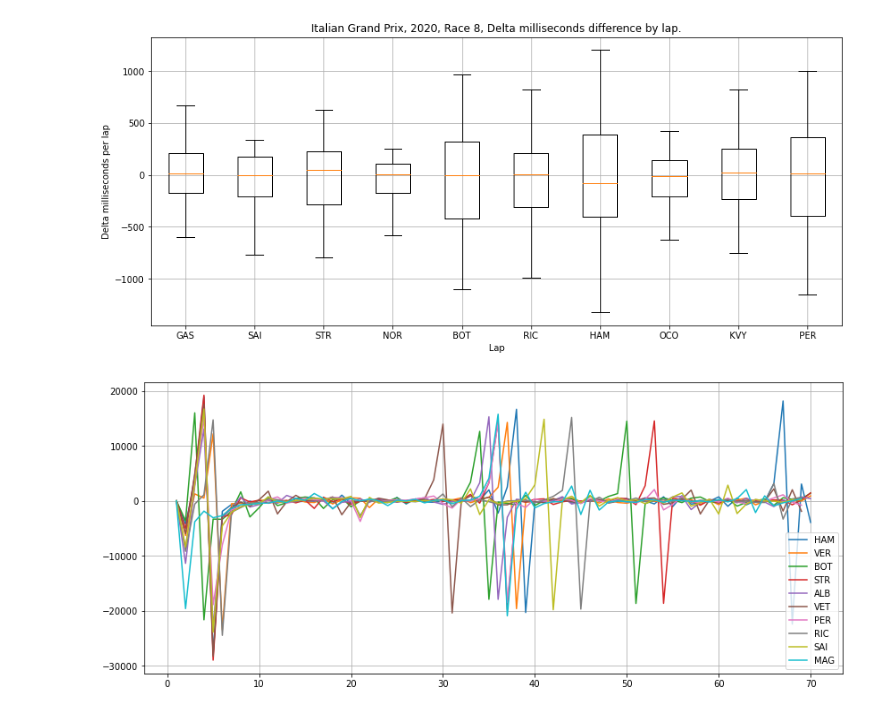
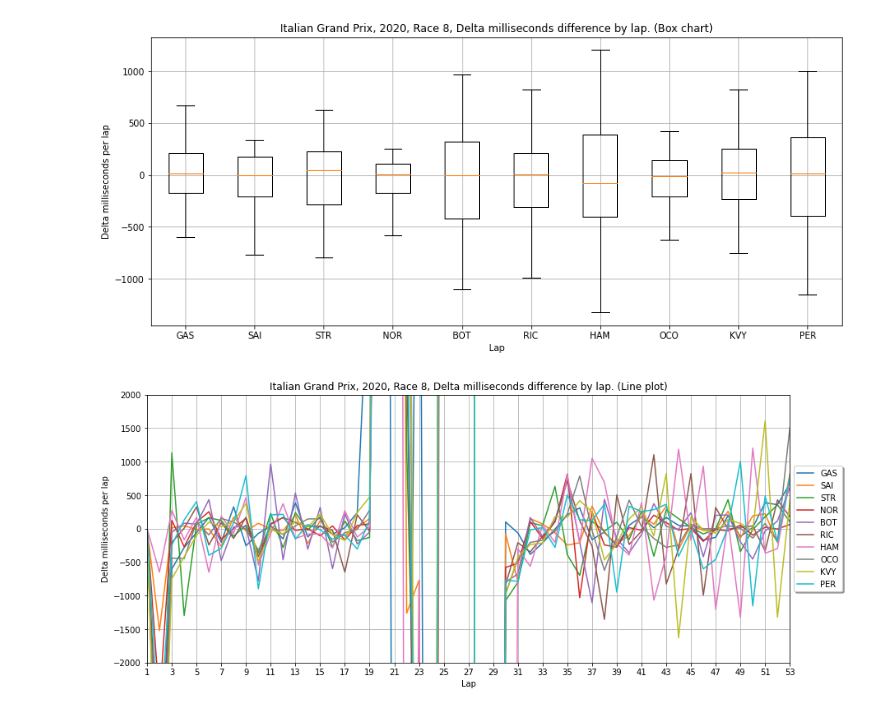
Before and after one commit to cnkndmr/formula1-data-analysis, a Jupyter notebook: src/delta.ipynb, the cells around one changed output. Cells and saved outputs as stored; diff of their text form; code cells hidden in the pictures.

Commit message:
delta time comparison plot added

```diff
--- a/src/delta.ipynb
+++ b/src/delta.ipynb
@@ -18,8 +18,7 @@ drivers_df = pd.read_csv(zf.open('drivers.csv'))
 # %%
 raceId = lap_times_df["raceId"].drop_duplicates().iloc[-1]
 race_df = lap_times_df[lap_times_df["raceId"] == raceId]
-result_df = results_df[(results_df["raceId"] == raceId) &
-                       (results_df["statusId"] == 1)]
+result_df = results_df[results_df["raceId"] == raceId]
 plt.figure(figsize=(14, 6))
 
 for count, driverId in enumerate(result_df["driverId"].iloc[:10]):
@@ -36,29 +35,32 @@ race_name = races_df[races_df["raceId"] == raceId]["name"].iloc[0]
 race_year = races_df[races_df["raceId"] == raceId]["year"].iloc[0]
 race_round = races_df[races_df["raceId"] == raceId]["round"].iloc[0]
 
-plt.title(str(race_name) + ', ' + str(race_year) + ', Race ' + str(race_round) + ', Delta milliseconds difference by lap.')
+plt.title(str(race_name) + ', ' + str(race_year) + ', Race ' + str(race_round) + ', Delta milliseconds difference by lap. (Box chart)')
+plt.ylabel('Delta milliseconds per lap')
 plt.xlabel('Lap')
-plt.ylabel('Delta milliseconds per lap')
 plt.grid()
 plt.show()
 # %% [output]
-[figure, old version]
+[figure, new version]
 # %%
-raceId = lap_times_df["raceId"].drop_duplicates().iloc[-1] - 5
-race_df = lap_times_df[lap_times_df["raceId"] == raceId]
-result_df = results_df[results_df["raceId"] == raceId]
 plt.figure(figsize=(14, 6))
 
 for count, driverId in enumerate(result_df.driverId.iloc[:10]):
     race_df_driver = race_df[race_df.driverId == driverId].copy()
     race_df_driver["delta_milliseconds"] = race_df_driver.milliseconds - race_df_driver.milliseconds.shift()
     race_df_driver["delta_milliseconds"] = race_df_driver["delta_milliseconds"].fillna(0)
     plt.plot(race_df_driver["lap"],
              race_df_driver["delta_milliseconds"],
              label=drivers_df[drivers_df.driverId == driverId].code.iloc[-1])
 
-plt.legend()
+plt.xticks(np.arange(race_df["lap"].values.min(), race_df["lap"].values.max()+1, 2.0))
+plt.xlim(race_df["lap"].values.min(), race_df["lap"].values.max())
+plt.ylim(-2000, 2000)
+plt.title(str(race_name) + ', ' + str(race_year) + ', Race ' + str(race_round) + ', Delta milliseconds difference by lap. (Line plot)')
+plt.xlabel('Lap')
+plt.ylabel('Delta milliseconds per lap')
+plt.legend(loc='center left', fancybox=True, shadow=True, bbox_to_anchor=(1, 0.5))
 plt.grid()
 plt.show()
 # %% [output]
-[figure, old version]
+[figure, new version]
```
